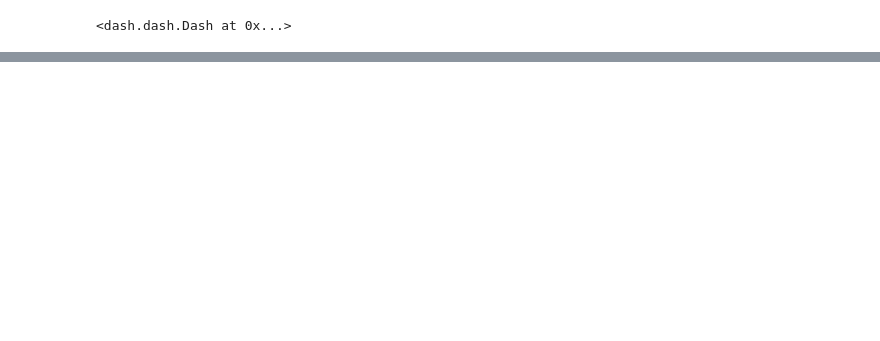
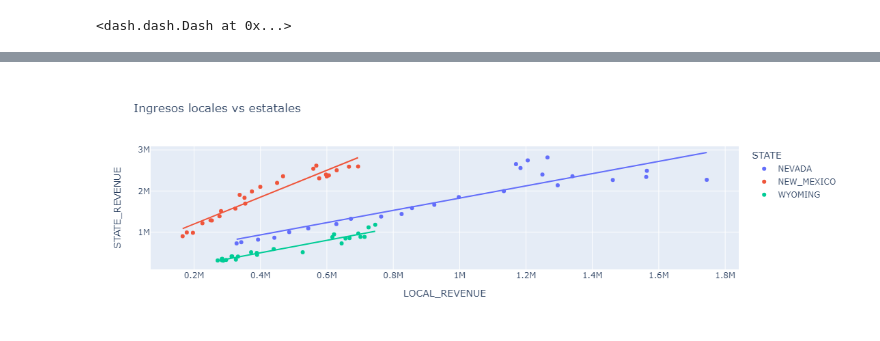
Before and after one commit to AgentBlowfish/plotly_dash, a Jupyter notebook: Untitled.ipynb, the cells around one changed output, grey strips where cells are left out. Cells and saved outputs as stored; diff of their text form; code cells hidden in the pictures; blank space fills up the shorter version.

```diff
--- a/Untitled.ipynb
+++ b/Untitled.ipynb
@@ -79,3 +79,22 @@ def anscombes_scatter(dataset):
 
 if __name__=="main":
     app.run_server(mode="inline", debug=True, port="8051")
+# %%
+import plotly.express as px
+
+educacion = pd.read_csv('states_all.csv', usecols=['STATE','LOCAL_REVENUE','STATE_REVENUE'])
+
+px.scatter(
+    (educacion.query("STATE in ['WYOMING', 'NEVADA', 'NEW_MEXICO']")),
+    x='LOCAL_REVENUE',
+    y='STATE_REVENUE',
+    title='Ingresos locales vs estatales',
+    color='STATE',
+    #animation_frame='STATE',
+    trendline='ols'
+    #text='STATE',
+    #marginal_x='box',
+    #marginal_y='box'
+)
+# %% [output]
+[figure, added]
```
Also changed, not shown: parts of 1 cell of this notebook, 5 other files.
